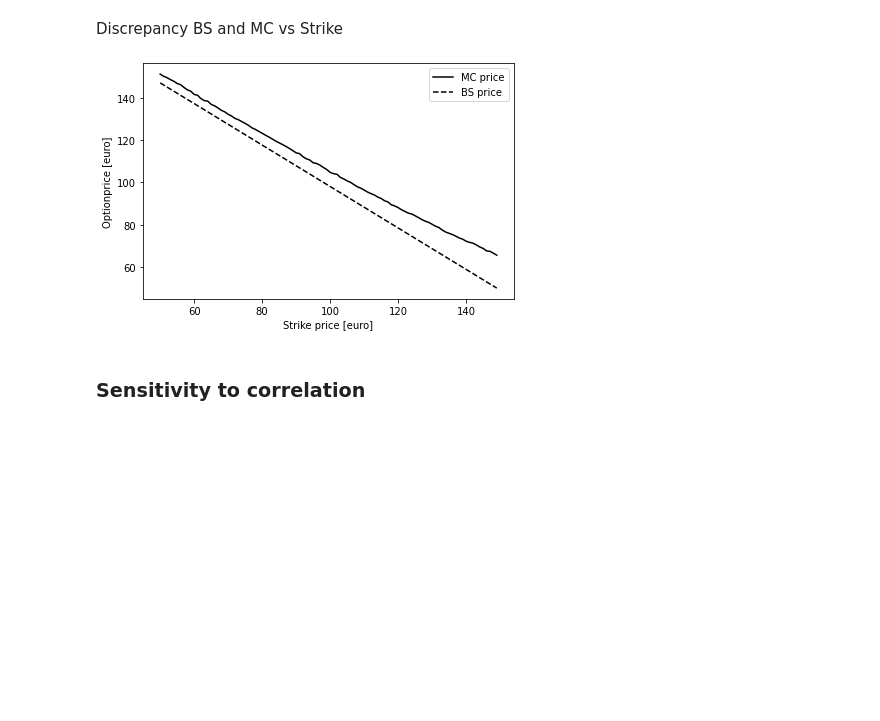
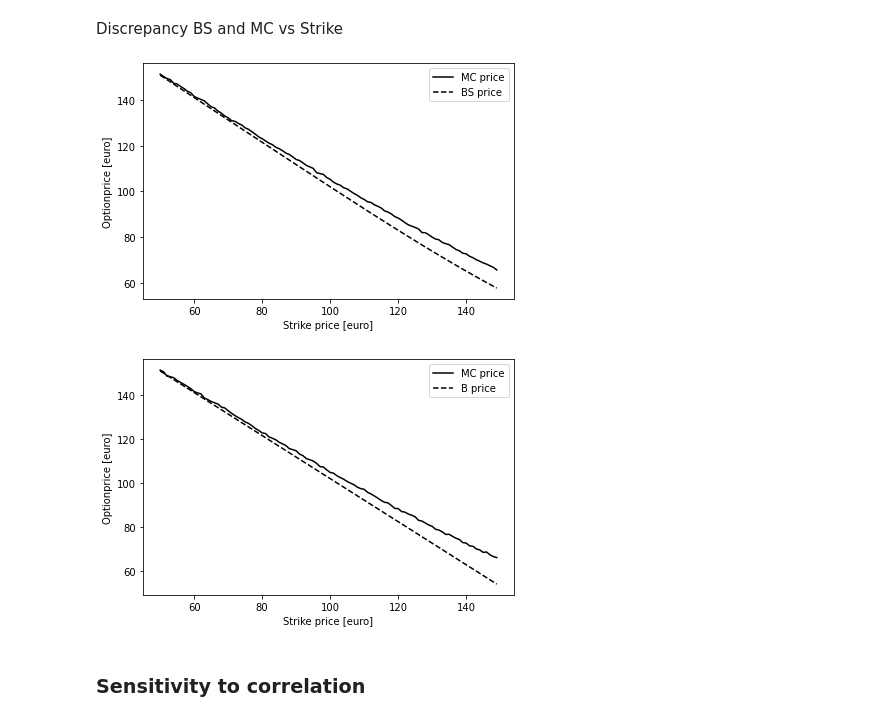
Before and after one commit to WillemJan9519/SPFDM-2, a Jupyter notebook: SPFDM 2.ipynb, the cells around one changed output. Cells and saved outputs as stored; diff of their text form; code cells hidden in the pictures; blank space fills up the shorter version.

Commit message:
Bachelier refinement

```diff
--- a/SPFDM 2.ipynb
+++ b/SPFDM 2.ipynb
@@ -722,31 +734,47 @@ BGMB.plot_one_path()
 # %%
 # Assuming Arithmetic Brownian Motion. Calculate MC price and BS price.
 
-def worker1(rho,K):
-    BGMB_ = multivariate_brownian(Npaths = 100000, Ntimesteps = 50, T = 1,rho=rho, ABM=True)
+def worker1(rho,K, bachelier=True):
+    BGMB_ = multivariate_brownian(Npaths = 100000, Ntimesteps = 50, T = 1,rho=rho, ABM=bachelier)
     return BGMB_.option_price(K)
 
-def worker2(rho,K):
-    BGMB_ = multivariate_brownian(Npaths = 100000, Ntimesteps = 50, T = 1,rho=rho, ABM=True)
+def worker2(rho,K, bachelier=True):
+    BGMB_ = multivariate_brownian(Npaths = 100000, Ntimesteps = 50, T = 1,rho=rho, ABM=bachelier)
     return BGMB_.spread_BS(K)
 
 def BS_MC_strike():
     rho = -1
     strikes = np.arange(50,150,1)
     plt.figure(figsize=(6,4))
-    optionprices = np.array(Parallel(n_jobs=22)(delayed(worker1)(rho,strike) for strike in strikes))
-    BSprices = np.array(Parallel(n_jobs=22)(delayed(worker2)(rho,strike) for strike in strikes))
+    optionprices = np.array(Parallel(n_jobs=22)(delayed(worker1)(rho,strike, bachelier=False) for strike in strikes))
+    BSprices = np.array(Parallel(n_jobs=22)(delayed(worker2)(rho,strike, bachelier=False) for strike in strikes))
     plt.plot(strikes, optionprices, label='MC price',color='black')
     plt.plot(strikes, BSprices, label='BS price', color='black',ls='--')
     plt.legend()
     plt.xlabel('Strike price [euro]')
     plt.ylabel('Optionprice [euro]')
     plt.tight_layout()
     plt.savefig('MC_vs_BS_ABM.pdf',bbox_inches='tight')
 
+def Bachelier_MC_strike():
+    rho = -1
+    strikes = np.arange(50,150,1)
+    plt.figure(figsize=(6,4))
+    optionprices = np.array(Parallel(n_jobs=22)(delayed(worker1)(rho,strike, bachelier=True) for strike in strikes))
+    Bprices = np.array(Parallel(n_jobs=22)(delayed(worker2)(rho,strike, bachelier=True) for strike in strikes))
+    plt.plot(strikes, optionprices, label='MC price',color='black')
+    plt.plot(strikes, Bprices, label='B price', color='black',ls='--')
+    plt.legend()
+    plt.xlabel('Strike price [euro]')
+    plt.ylabel('Optionprice [euro]')
+    plt.tight_layout()
+    plt.savefig('MC_vs_B_ABM.pdf',bbox_inches='tight')
+
 BS_MC_strike()
+Bachelier_MC_strike()
 # %% [output]
-[figure, old version]
+[figure, new version]
+[figure, added]
 # %% [markdown]
 <h3>Sensitivity to correlation</h3>
 # %%
```
Also changed, not shown: parts of 2 cells of this notebook.
